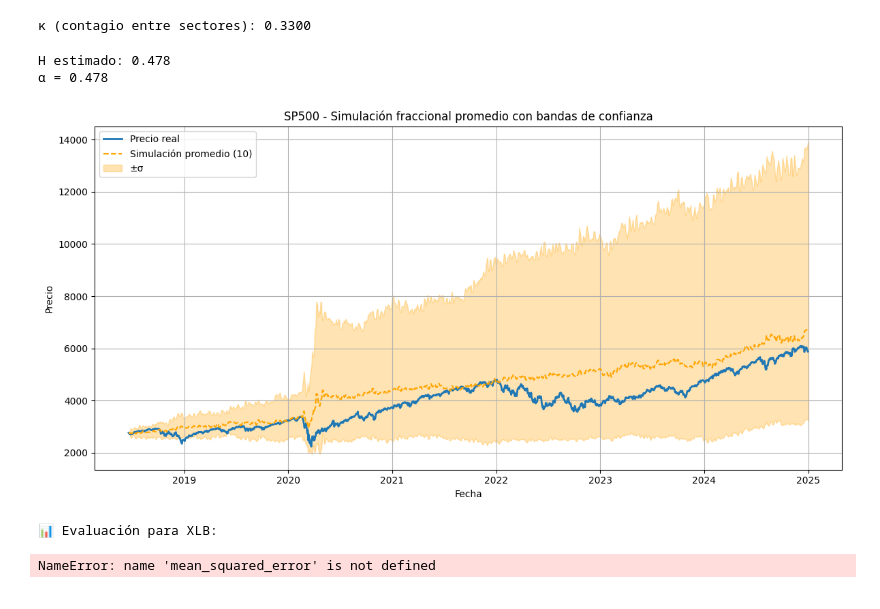
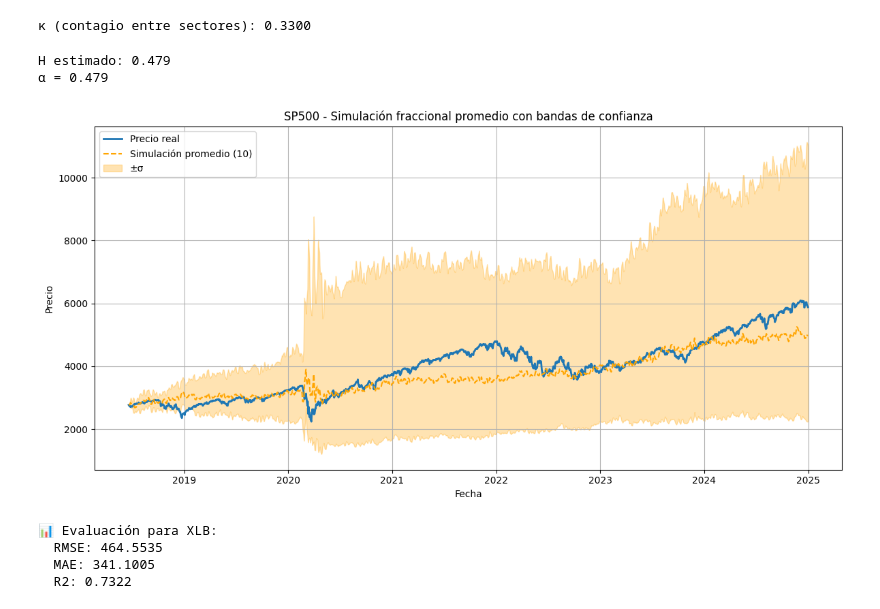
Before and after one commit to enia-ardid/mathematical_finance, a Jupyter notebook: Beta Model S&P500 (first version).ipynb, the cells around one changed output. Drawn from its saved outputs; the diff is of its cells as text; code cells hidden in the pictures.

```diff
--- a/Beta Model S&P500 (first version).ipynb
+++ b/Beta Model S&P500 (first version).ipynb
@@ -304,6 +304,7 @@ import numpy as np
 import pandas as pd
 import matplotlib.pyplot as plt
 import nolds
+from sklearn.metrics import mean_squared_error, r2_score, mean_absolute_error
 
 # --- 1. Preparación de datos ---
 prices_SP_1824 = prices_SP.iloc[-1644:]
@@ -331,8 +332,8 @@ def grunwald_weights(alpha, N):
 # --- 5. Parámetros de simulación ---
 T = len(log_returns_1824)
 Δt = 1.0
-np.random.seed(25)
-n_simulaciones = 15
+np.random.seed(8)
+n_simulaciones = 8
 log_price_sims = []
 
 # Definimos fechas del shock de COVID
@@ -393,38 +394,40 @@ std_log_price_sim = np.insert(std_log_price_sim, 0, 0)
 # Convertir a precios reales
 price_sim = np.exp(mean_log_price_sim)
 price_sim_upper = np.exp(mean_log_price_sim + std_log_price_sim)
 price_sim_lower = np.exp(mean_log_price_sim - std_log_price_sim)
 
 # --- 8. Graficar ---
 plt.figure(figsize=(12, 6))
 plt.plot(prices_SP_1824.index, prices_SP_1824.values, label='Precio real', linewidth=2)
 plt.plot(prices_SP_1824.index, price_sim, label='Simulación promedio (10)', linestyle='--', color='orange')
 plt.fill_between(prices_SP_1824.index, price_sim_lower, price_sim_upper, color='orange', alpha=0.3, label='±σ')
 plt.title("SP500 - Simulación fraccional promedio con bandas de confianza")
 plt.xlabel("Fecha")
 plt.ylabel("Precio")
 plt.grid(True)
 plt.legend()
 plt.tight_layout()
 plt.show()
 
 # --- 9. Métricas del modelo ---
 y_true = prices_SP_1824.values
 y_pred = price_sim
 
 print(f"\n📊 Evaluación para {sector}:")
 RMSE_value = np.sqrt(mean_squared_error(y_true, y_pred))
 print(f"  RMSE: {RMSE_value:.4f}")
 MAE_value = mean_absolute_error(y_true, y_pred)
 print(f"  MAE: {MAE_value:.4f}")
 R2_value = r2_score(y_true, y_pred)
 print(f"  R2: {R2_value:.4f}")
 # %% [output]
-H estimado: 0.478
-α = 0.478
+H estimado: 0.479
+α = 0.479
-[figure, old version]
+[figure, new version]
 📊 Evaluación para XLB:
+  RMSE: 464.5535
+  MAE: 341.1005
+  R2: 0.7322
-NameError: name 'mean_squared_error' is not defined
 # %%
 sp500_sim = price_sim
 # %%
```
Also changed, not shown: parts of 7 cells of this notebook.
